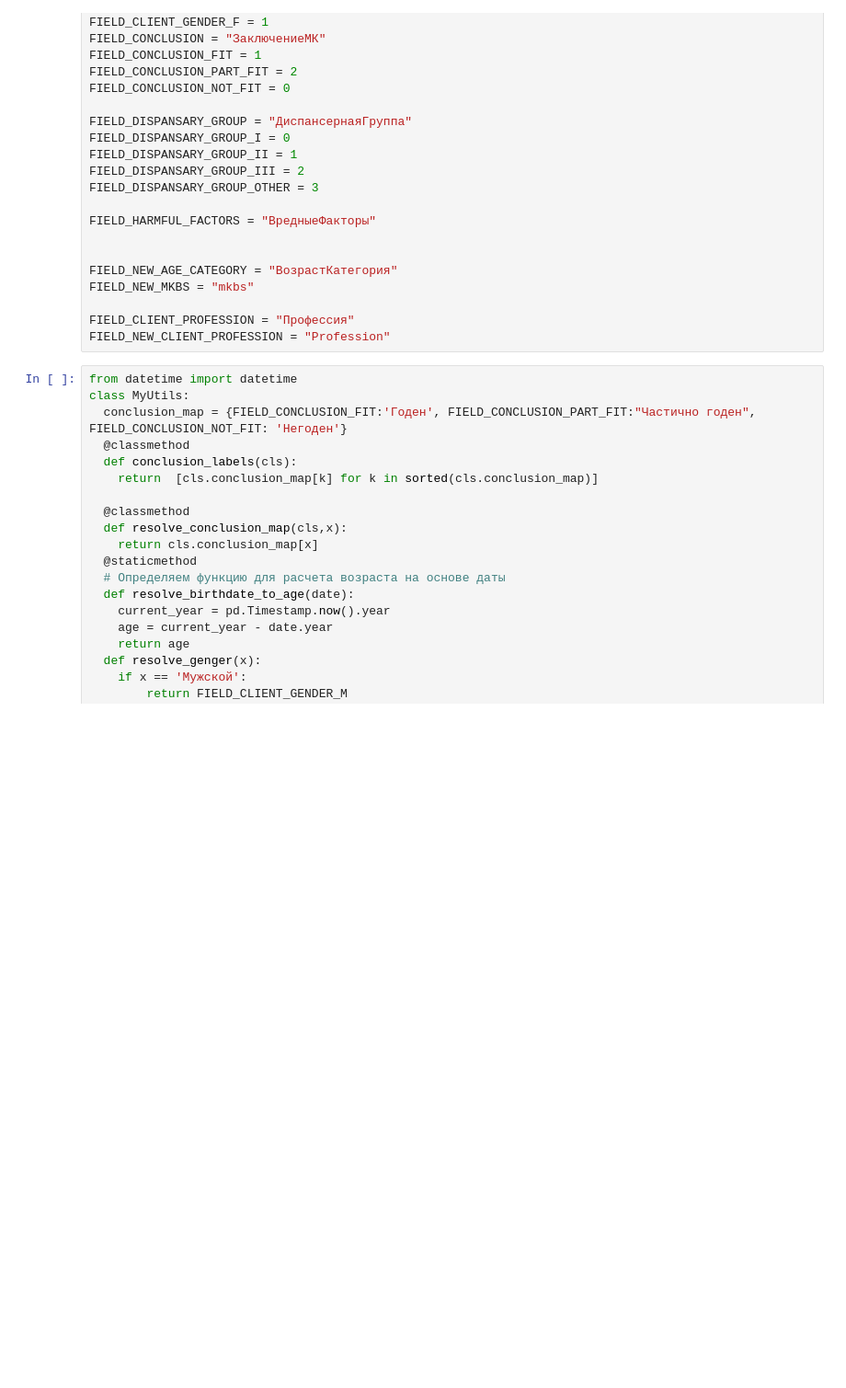
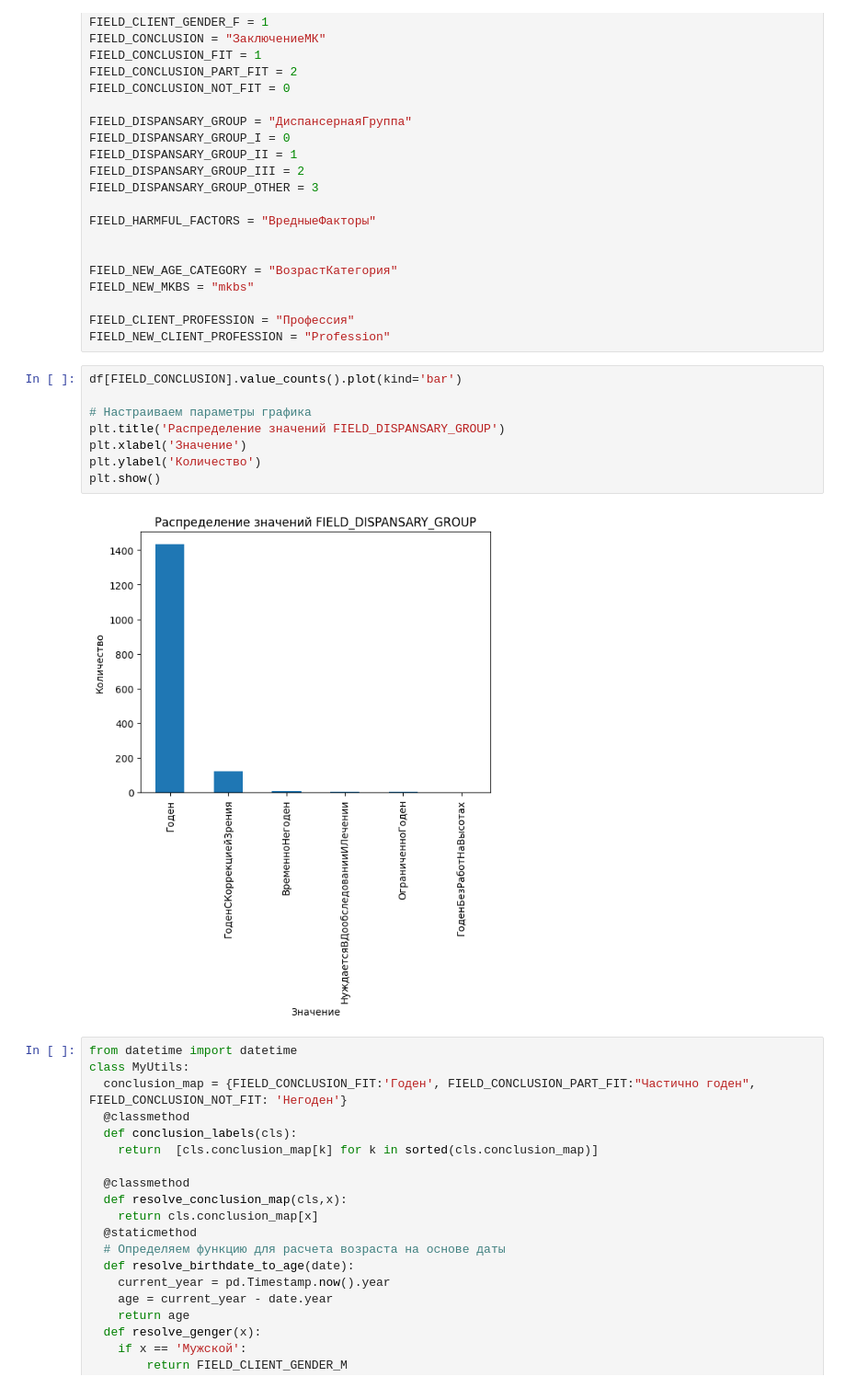
Before and after one commit to Untick/InspectrumClinic_RecSys, a Jupyter notebook: Paul Himyak/main.ipynb, the cells around one changed output. Shown at 92% size. Drawn from its saved outputs; the diff is of its cells as text; blank space fills up the shorter version.

```diff
--- a/Paul Himyak/main.ipynb
+++ b/Paul Himyak/main.ipynb
@@ -90,6 +70,16 @@ FIELD_NEW_MKBS = "mkbs"
 
 FIELD_CLIENT_PROFESSION = "Профессия"
 FIELD_NEW_CLIENT_PROFESSION = "Profession"
+# %%
+df[FIELD_CONCLUSION].value_counts().plot(kind='bar')
+
+# Настраиваем параметры графика
+plt.title('Распределение значений FIELD_DISPANSARY_GROUP')
+plt.xlabel('Значение')
+plt.ylabel('Количество')
+plt.show()
+# %% [output]
+[figure, added]
 # %%
 from datetime import datetime
 class MyUtils:
```
Also changed, not shown: parts of 38 cells of this notebook.
